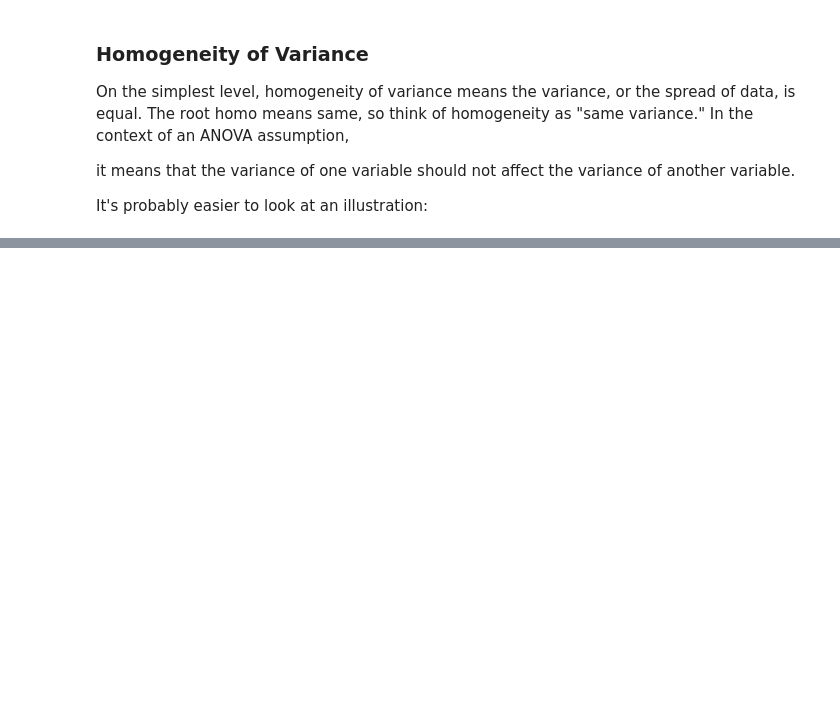
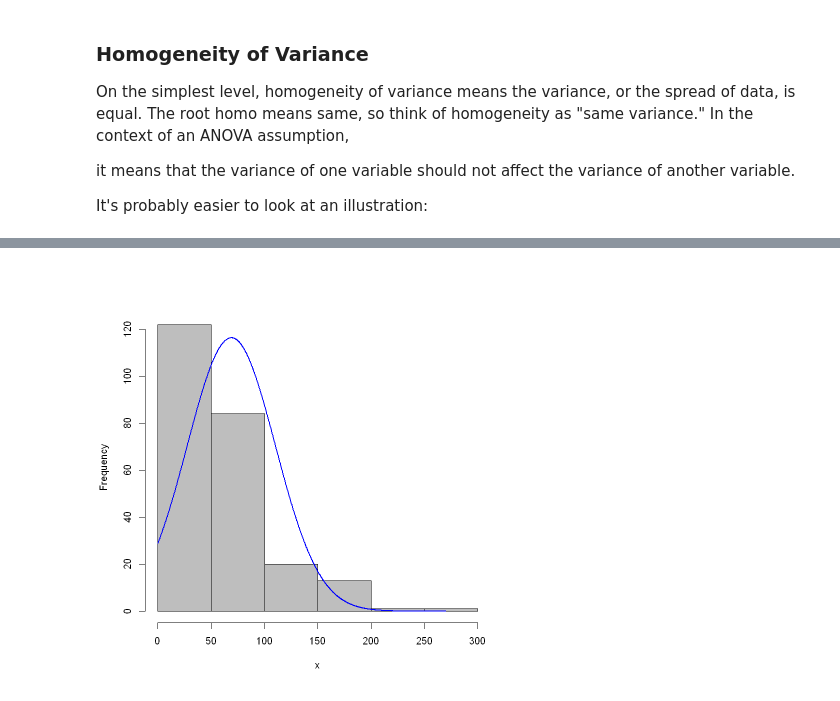
Before and after one commit to nhardemandata/CurriculumPlayground, a Jupyter notebook: notebooks/Intermediate Statistics/DSO105 Intermediate Stats L4 - R.ipynb, the cells around one changed output, grey strips where cells are left out. Cells and saved outputs as stored; diff of their text form; code cells hidden in the pictures; blank space fills up the shorter version.

```diff
--- a/notebooks/Intermediate Statistics/DSO105 Intermediate Stats L4 - R.ipynb
+++ b/notebooks/Intermediate Statistics/DSO105 Intermediate Stats L4 - R.ipynb
@@ -360,0 +370,4 @@ It's probably easier to look at an illustration:
+# %%
+## load data
+
+salon = read.csv('../../datasets/client_cancellations.csv')
@@ -360,0 +388,7 @@ It's probably easier to look at an illustration:
+# %%
+plotNormalHistogram(salon$avg.price)
+
+## tail on right - looks positively skewed
+## adjust it
+# %% [output]
+[figure, added]
```
Also changed, not shown: parts of 24 cells of this notebook, 3 other files.
